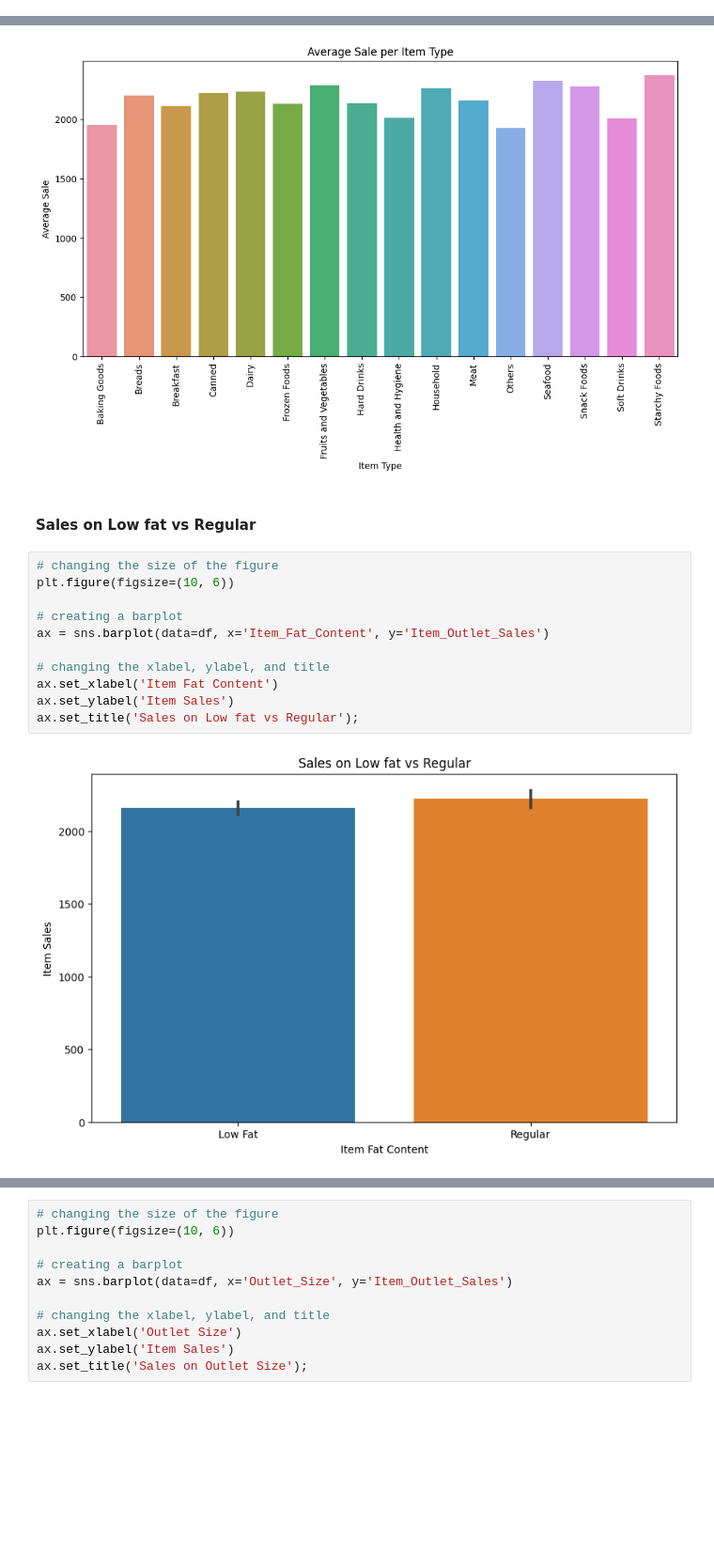
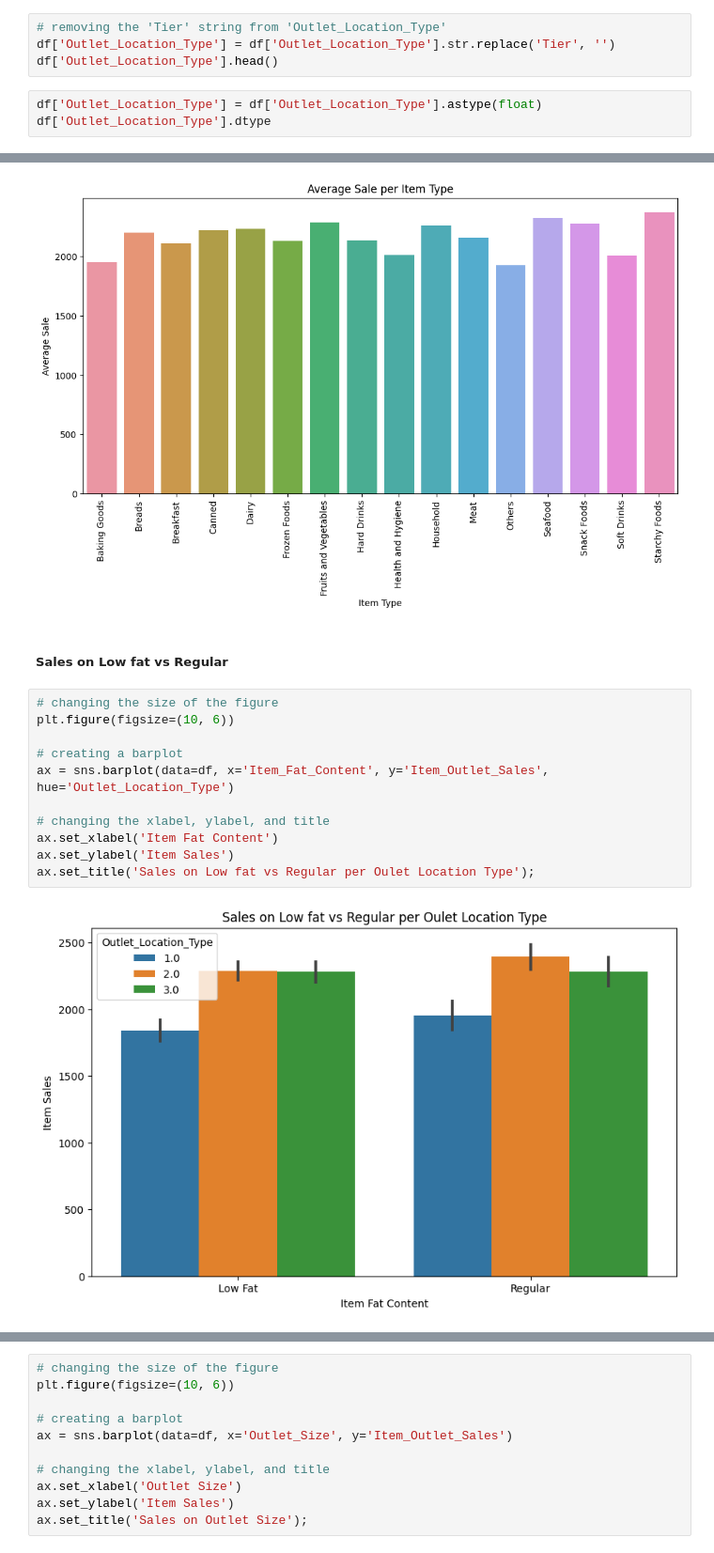
Before and after one commit to chrishunt11/Sales-Prediction-Model, a Jupyter notebook: Prediction_of_Product_Sales.ipynb, the cells around one changed output, grey strips where cells are left out. Shown at 94% size. Drawn from its saved outputs; the diff is of its cells as text; blank space fills up the shorter version.

```diff
--- a/Prediction_of_Product_Sales.ipynb
+++ b/Prediction_of_Product_Sales.ipynb
@@ -121,3 +123,10 @@ There are not any duplicate values in this dataset
+# %%
+# removing the 'Tier' string from 'Outlet_Location_Type'
+df['Outlet_Location_Type'] = df['Outlet_Location_Type'].str.replace('Tier', '')
+df['Outlet_Location_Type'].head()
+# %%
+df['Outlet_Location_Type'] = df['Outlet_Location_Type'].astype(float)
+df['Outlet_Location_Type'].dtype
 # %% [markdown]
 #### Identifying Missing Values
 # %% [markdown]
@@ -509,18 +533,18 @@ plt.show()
 # %% [output]
 [figure]
 # %% [markdown]
-#### Sales on Low fat vs Regular
+##### Sales on Low fat vs Regular
 # %%
 # changing the size of the figure
 plt.figure(figsize=(10, 6))
 
 # creating a barplot
-ax = sns.barplot(data=df, x='Item_Fat_Content', y='Item_Outlet_Sales')
+ax = sns.barplot(data=df, x='Item_Fat_Content', y='Item_Outlet_Sales', hue='Outlet_Location_Type')
 
 # changing the xlabel, ylabel, and title
 ax.set_xlabel('Item Fat Content')
 ax.set_ylabel('Item Sales')
-ax.set_title('Sales on Low fat vs Regular');
+ax.set_title('Sales on Low fat vs Regular per Oulet Location Type');
 # %% [output]
-[figure, old version]
+[figure, new version]
 # %% [markdown]
```
Also changed, not shown: parts of 22 cells of this notebook.
